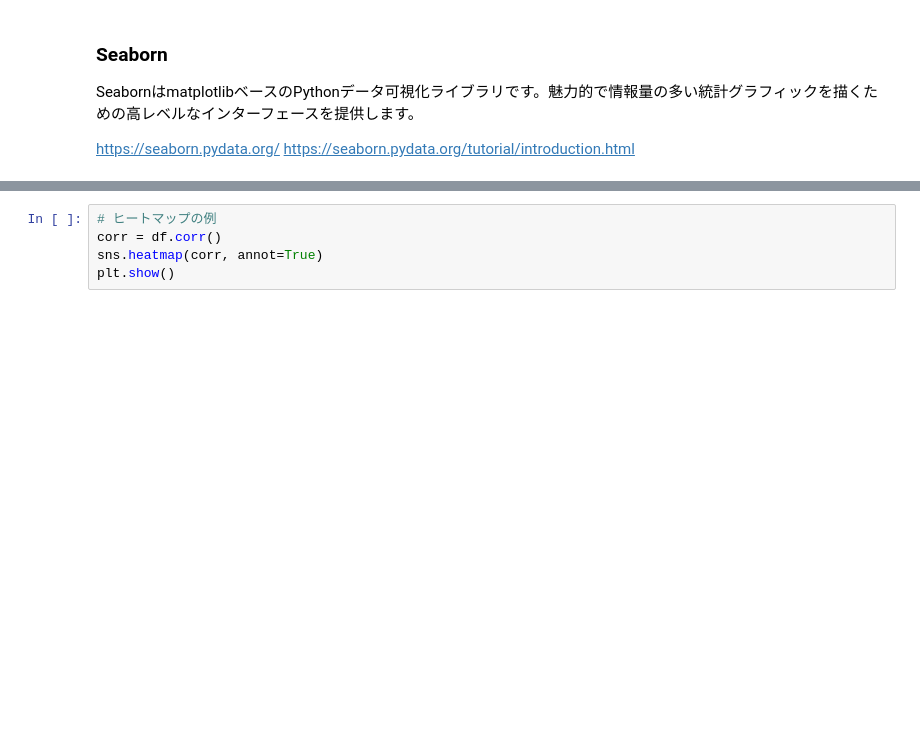
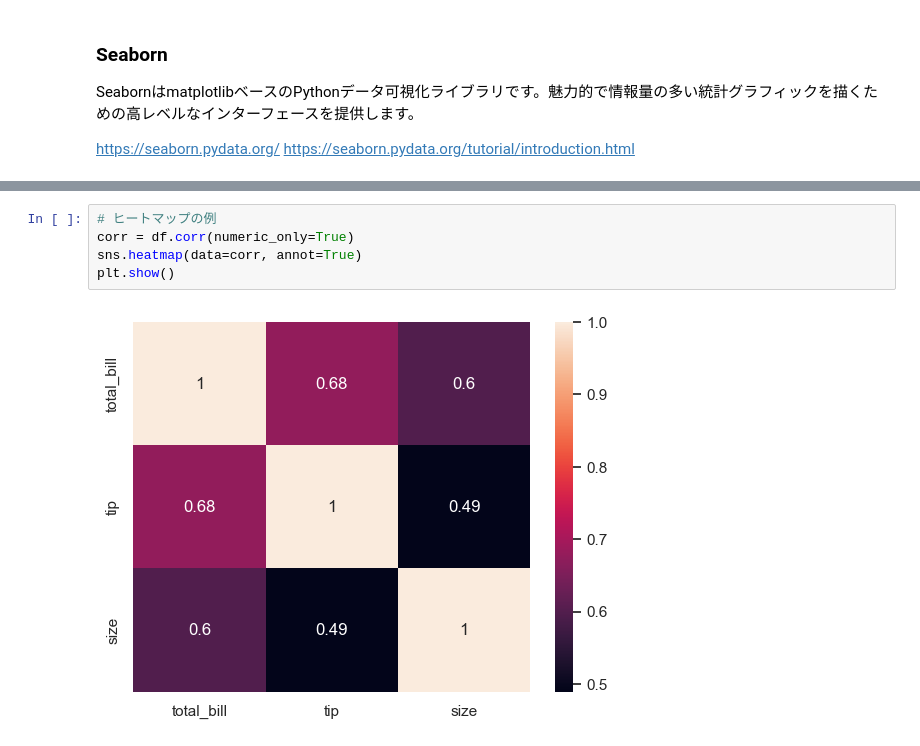
Before and after one commit to gmoriki/C4RA-Python-Tutorials, a Jupyter notebook: 0630/0630_Tutorial.ipynb, the cells around one changed output, grey strips where cells are left out. Drawn from its saved outputs; the diff is of its cells as text; blank space fills up the shorter version.

```diff
--- a/0630/0630_Tutorial.ipynb
+++ b/0630/0630_Tutorial.ipynb
@@ -102,8 +99,10 @@ plt.show()
 # %%
 # ヒートマップの例
-corr = df.corr()
-sns.heatmap(corr, annot=True)
+corr = df.corr(numeric_only=True)
+sns.heatmap(data=corr, annot=True)
 plt.show()
+# %% [output]
+[figure, added]
 # %%
 # ペアプロットの例
 sns.pairplot(df)
```
Also changed, not shown: parts of 9 cells of this notebook.
